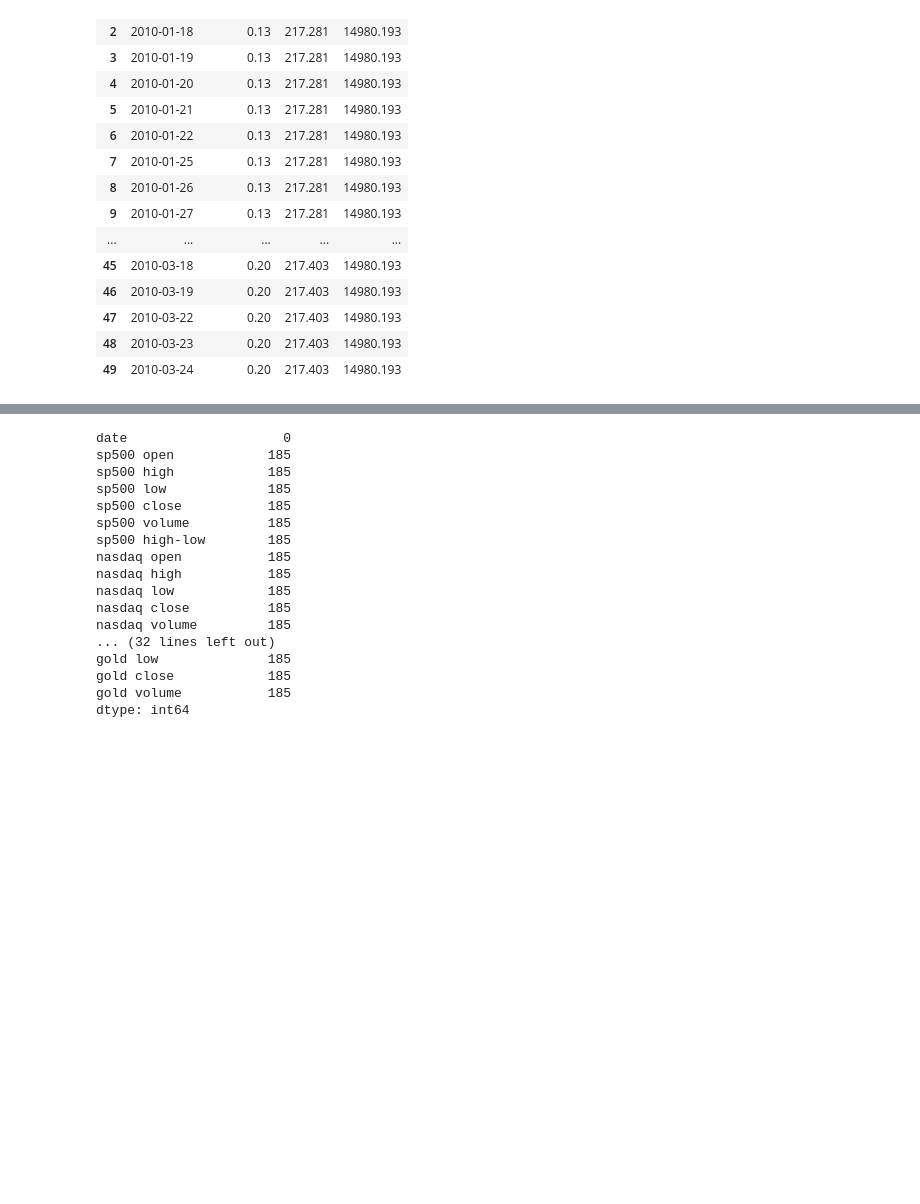
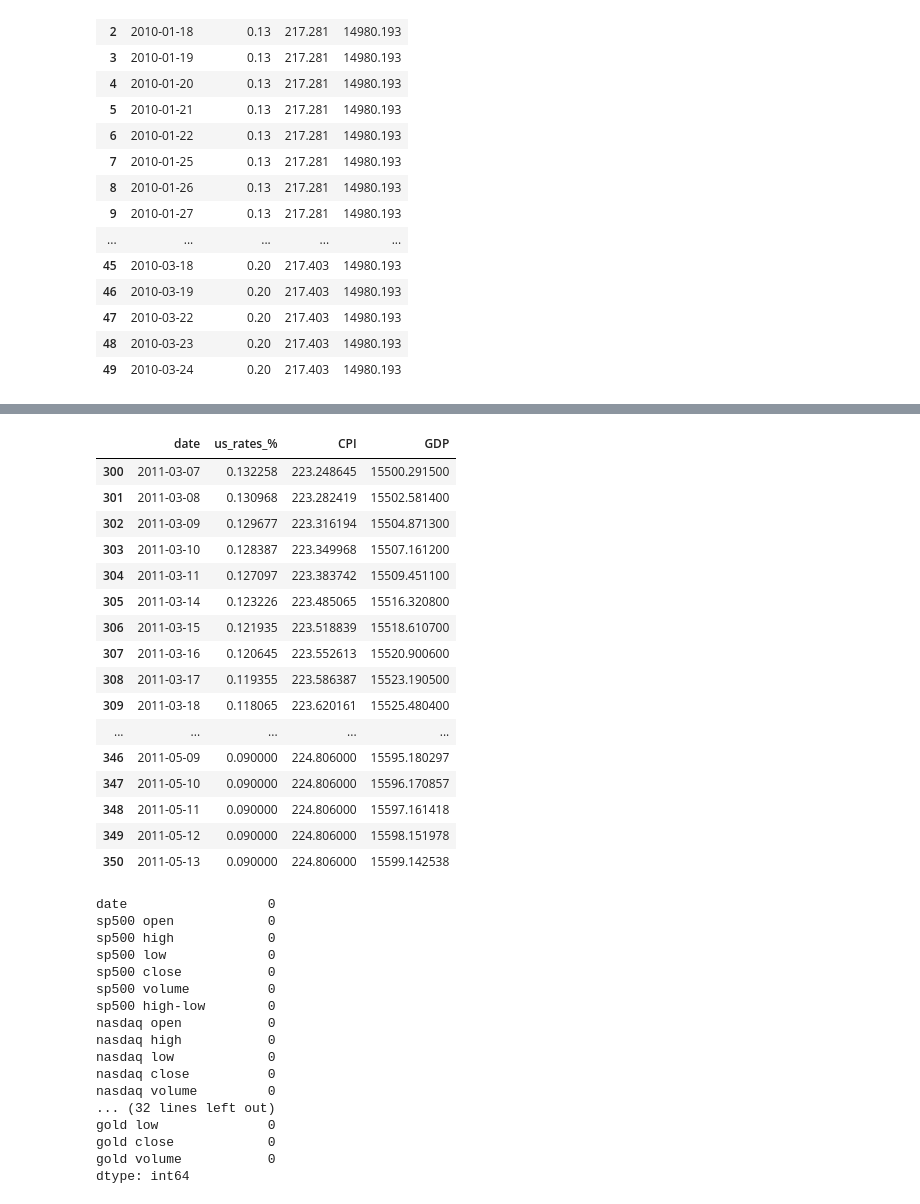
Before and after one commit to davidabad98/AIGC-5005-0NA-Final-Project, a Jupyter notebook: notebooks/initial_exploration.ipynb, the cells around one changed output, grey strips where cells are left out. Cells and saved outputs as stored; diff of their text form; code cells hidden in the pictures; blank space fills up the shorter version.

```diff
--- a/notebooks/initial_exploration.ipynb
+++ b/notebooks/initial_exploration.ipynb
@@ -53,0 +72,33 @@ d
+# %%
+columns_to_interploate = ['us_rates_%','CPI','GDP','usd_chf','eur_usd']
+df['date']  = pd.to_datetime(df['date'])
+df.set_index('date', inplace=True)
+df[columns_to_interploate] = df[columns_to_interploate].interpolate(method='time')
+df.reset_index(inplace=True)
+#df[columns_to_interploate] = df_back[columns_to_interploate].fillna(method='bfill')
+
+#df.head(50)
+# %%
+df[columns_to_interploate] = df[columns_to_interploate].fillna(method='bfill')
+# %%
+
+# df.head()
+df.loc[300:350,('date','us_rates_%','CPI','GDP')]
+# %% [output]
+|  | date | us_rates_% | CPI | GDP |
+| 300 | 2011-03-07 | 0.132258 | 223.248645 | 15500.291500 |
+| 301 | 2011-03-08 | 0.130968 | 223.282419 | 15502.581400 |
+| 302 | 2011-03-09 | 0.129677 | 223.316194 | 15504.871300 |
+| 303 | 2011-03-10 | 0.128387 | 223.349968 | 15507.161200 |
+| 304 | 2011-03-11 | 0.127097 | 223.383742 | 15509.451100 |
+| 305 | 2011-03-14 | 0.123226 | 223.485065 | 15516.320800 |
+| 306 | 2011-03-15 | 0.121935 | 223.518839 | 15518.610700 |
+| 307 | 2011-03-16 | 0.120645 | 223.552613 | 15520.900600 |
+| 308 | 2011-03-17 | 0.119355 | 223.586387 | 15523.190500 |
+| 309 | 2011-03-18 | 0.118065 | 223.620161 | 15525.480400 |
+| ... | ... | ... | ... | ... |
+| 346 | 2011-05-09 | 0.090000 | 224.806000 | 15595.180297 |
+| 347 | 2011-05-10 | 0.090000 | 224.806000 | 15596.170857 |
+| 348 | 2011-05-11 | 0.090000 | 224.806000 | 15597.161418 |
+| 349 | 2011-05-12 | 0.090000 | 224.806000 | 15598.151978 |
+| 350 | 2011-05-13 | 0.090000 | 224.806000 | 15599.142538 |
@@ -54,20 +107,20 @@ d
 # %%
-df_back.isna().sum()
+df.isna().sum()
 # %% [output]
-date                    0
-sp500 open            185
-sp500 high            185
-sp500 low             185
-sp500 close           185
-sp500 volume          185
-sp500 high-low        185
-nasdaq open           185
-nasdaq high           185
-nasdaq low            185
-nasdaq close          185
-nasdaq volume         185
+date                  0
+sp500 open            0
+sp500 high            0
+sp500 low             0
+sp500 close           0
+sp500 volume          0
+sp500 high-low        0
+nasdaq open           0
+nasdaq high           0
+nasdaq low            0
+nasdaq close          0
+nasdaq volume         0
 ... (32 lines left out)
-gold low              185
-gold close            185
-gold volume           185
+gold low              0
+gold close            0
+gold volume           0
 dtype: int64
```
Also changed, not shown: parts of 3 cells of this notebook, 1 other file.
